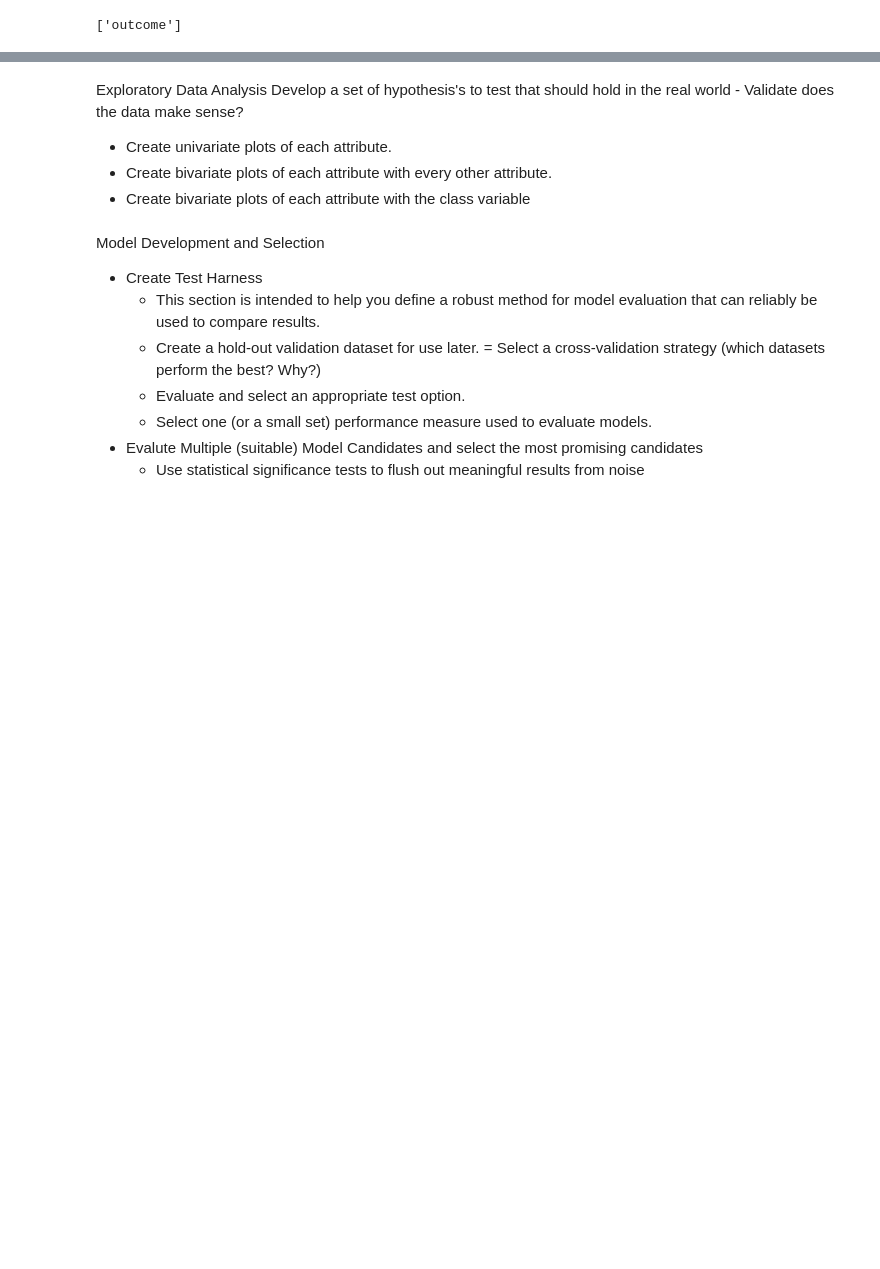
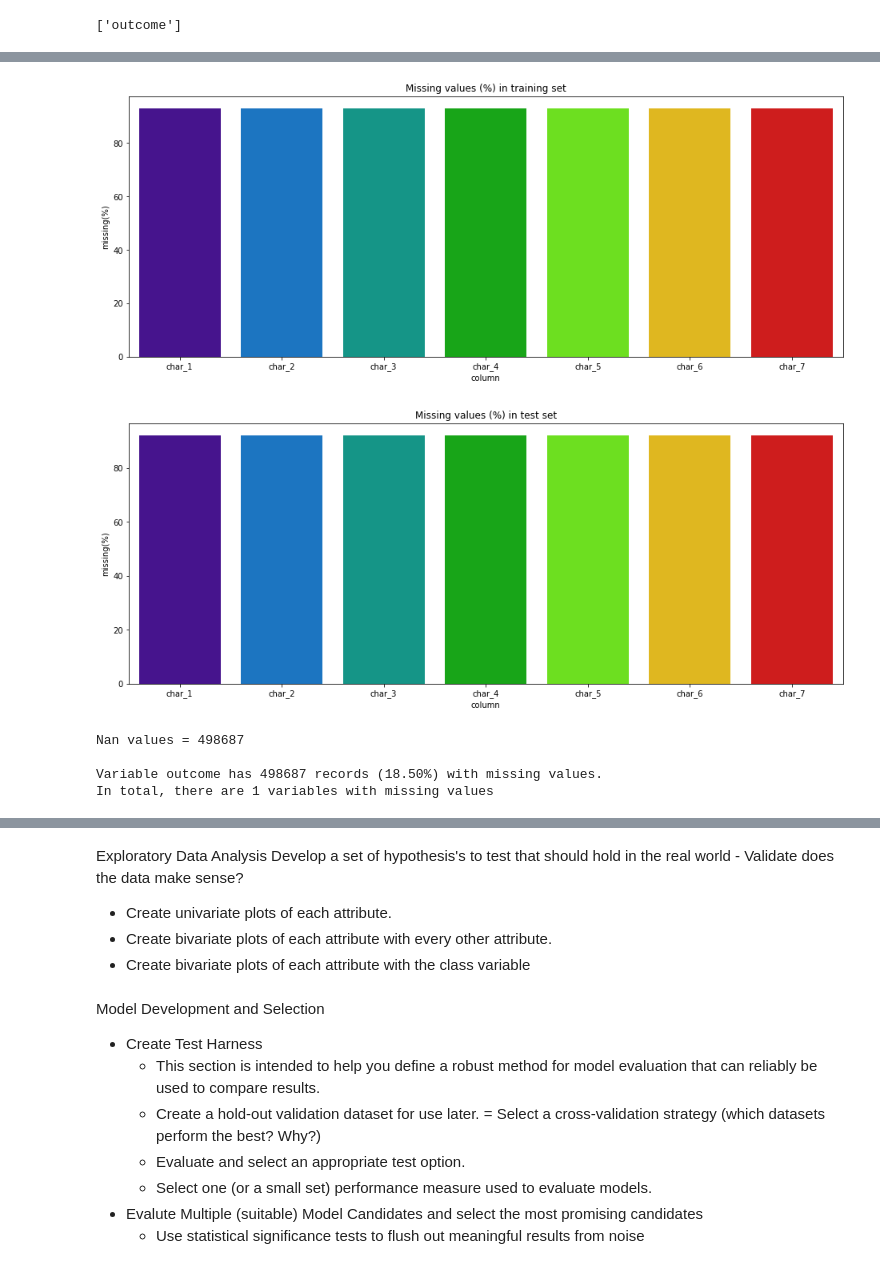
Before and after one commit to RoryDataScience/KaggleCompetitons, a Jupyter notebook: predicting-red-hat-business-value-soln/predicting-red-hat-business-value-soln_NB.ipynb, the cells around one changed output, grey strips where cells are left out. Cells and saved outputs as stored; diff of their text form; code cells hidden in the pictures; blank space fills up the shorter version.

Commit message:
Completion of data cleansing

```diff
--- a/predicting-red-hat-business-value-soln/predicting-red-hat-business-value-soln_NB.ipynb
+++ b/predicting-red-hat-business-value-soln/predicting-red-hat-business-value-soln_NB.ipynb
@@ -49,3 +76,6 @@ from data_cleaning_helper_functions import *
 train_data = pd.read_csv('/Users/Rej1992/Documents/kaggle/Data/predicting-red-hat-business-value/act_train.csv')
 test_data = pd.read_csv('/Users/Rej1992/Documents/kaggle/Data/predicting-red-hat-business-value/act_test.csv')
 people = pd.read_csv('/Users/Rej1992/Documents/kaggle/Data/predicting-red-hat-business-value/people.csv')
+# %%
+train_data['flag'] = 'train_data'
+test_data['flag'] = 'test_data'
@@ -63,0 +117,5 @@ Describe in detail each attribute and relationships between attributes. This gru
+# %%
+plot_missing_data(train_data, test_data)
+# %% [output]
+[figure, added]
+[figure, added]
@@ -63,0 +126,7 @@ Describe in detail each attribute and relationships between attributes. This gru
+# %%
+identify_missing_values(all_data)
+# %% [output]
+Nan values = 498687
+
+Variable outcome has 498687 records (18.50%) with missing values.
+In total, there are 1 variables with missing values
```
Also changed, not shown: parts of 20 cells of this notebook, 1 other file.
